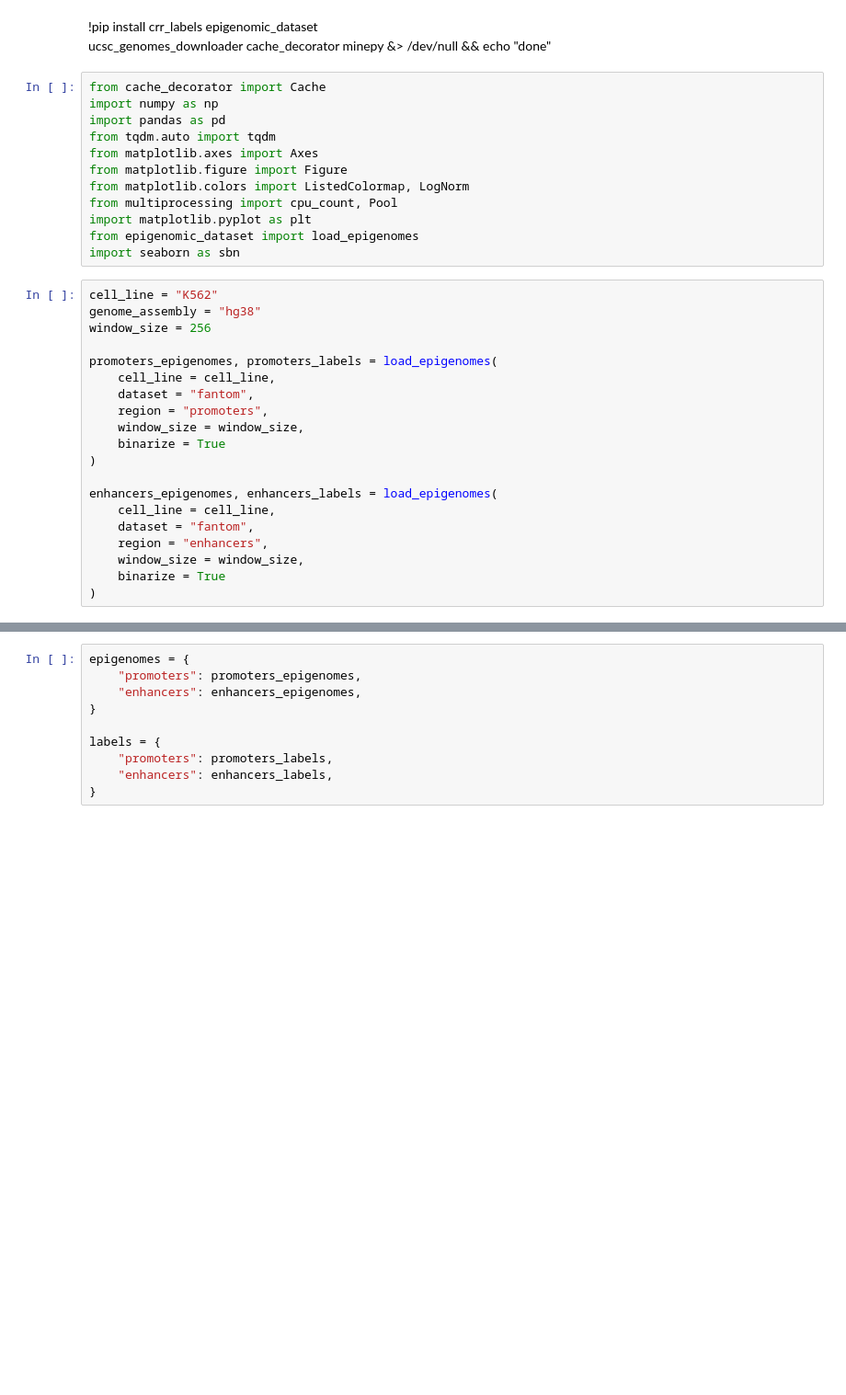
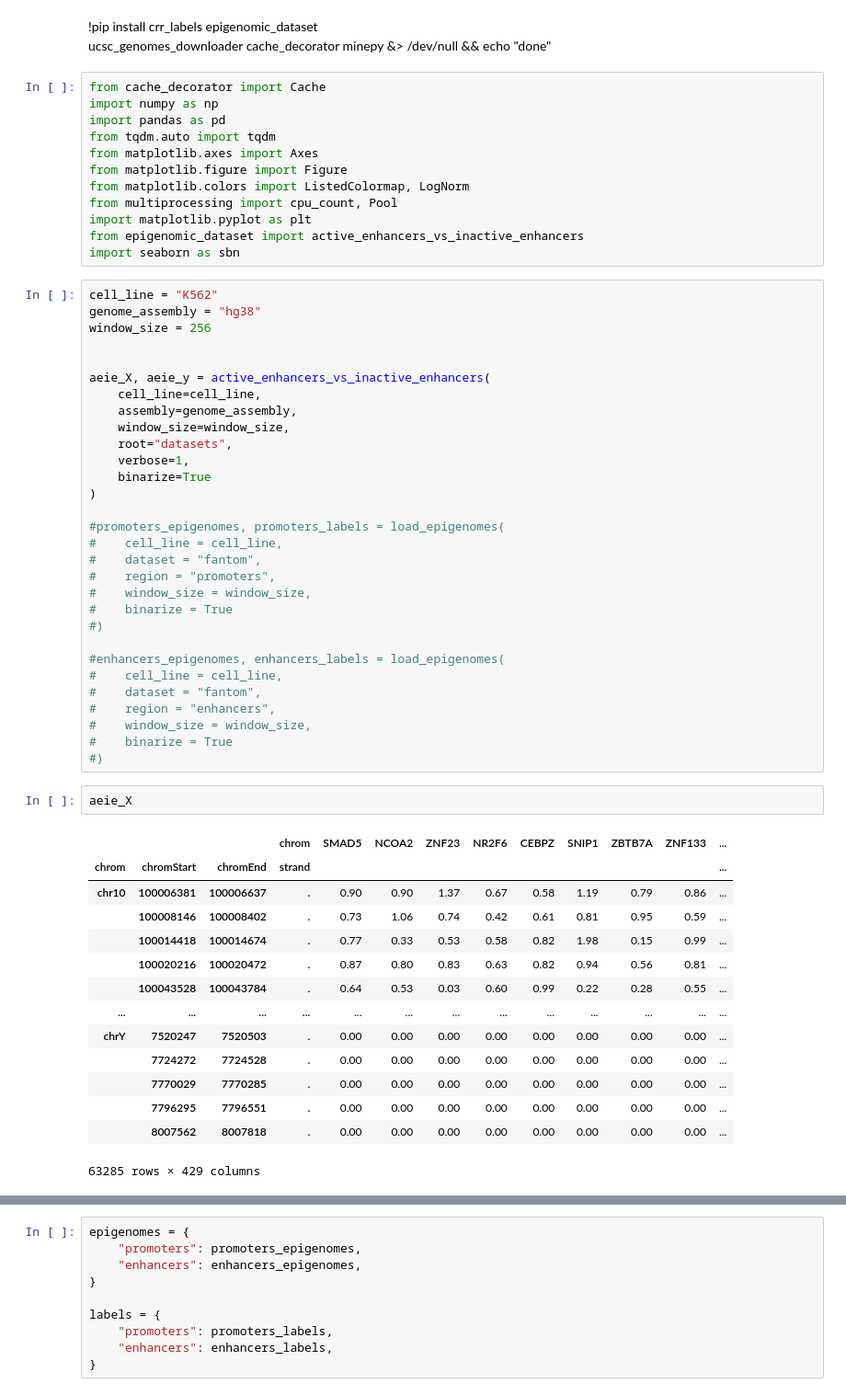
Before and after one commit to Stefano-t/multimodal-k562-cell-line-prediction, a Jupyter notebook: k562_prediction.ipynb, the cells around one changed output, grey strips where cells are left out. Shown: that part at 92% size. Cells and saved outputs as stored; diff of their text form; blank space fills up the shorter version.

```diff
--- a/k562_prediction.ipynb
+++ b/k562_prediction.ipynb
@@ -13,25 +13,52 @@ from matplotlib.figure import Figure
 from matplotlib.colors import ListedColormap, LogNorm
 from multiprocessing import cpu_count, Pool
 import matplotlib.pyplot as plt
-from epigenomic_dataset import load_epigenomes
+from epigenomic_dataset import active_enhancers_vs_inactive_enhancers
 import seaborn as sbn
 # %%
 cell_line = "K562"
 genome_assembly = "hg38"
 window_size = 256
 
-promoters_epigenomes, promoters_labels = load_epigenomes(
-    cell_line = cell_line,
-    dataset = "fantom",
-    region = "promoters",
-    window_size = window_size,
-    binarize = True
+
+aeie_X, aeie_y = active_enhancers_vs_inactive_enhancers(
+    cell_line=cell_line,
+    assembly=genome_assembly,
+    window_size=window_size,
+    root="datasets",
+    verbose=1,
+    binarize=True
 )
 
-enhancers_epigenomes, enhancers_labels = load_epigenomes(
-    cell_line = cell_line,
-    dataset = "fantom",
-    region = "enhancers",
-    window_size = window_size,
-    binarize = True
-)
+#promoters_epigenomes, promoters_labels = load_epigenomes(
+#    cell_line = cell_line,
+#    dataset = "fantom",
+#    region = "promoters",
+#    window_size = window_size,
+#    binarize = True
+#)
+
+#enhancers_epigenomes, enhancers_labels = load_epigenomes(
+#    cell_line = cell_line,
+#    dataset = "fantom",
+#    region = "enhancers",
+#    window_size = window_size,
+#    binarize = True
+#)
+# %%
+aeie_X
+# %% [output]
+|  |  |  | chrom | SMAD5 | NCOA2 | ZNF23 | NR2F6 | CEBPZ | SNIP1 | ZBTB7A | ZNF133 | ... |
+| chrom | chromStart | chromEnd | strand |  |  |  |  |  |  |  |  | ... |
+| chr10 | 100006381 | 100006637 | . | 0.90 | 0.90 | 1.37 | 0.67 | 0.58 | 1.19 | 0.79 | 0.86 | ... |
+|  | 100008146 | 100008402 | . | 0.73 | 1.06 | 0.74 | 0.42 | 0.61 | 0.81 | 0.95 | 0.59 | ... |
+|  | 100014418 | 100014674 | . | 0.77 | 0.33 | 0.53 | 0.58 | 0.82 | 1.98 | 0.15 | 0.99 | ... |
+|  | 100020216 | 100020472 | . | 0.87 | 0.80 | 0.83 | 0.63 | 0.82 | 0.94 | 0.56 | 0.81 | ... |
+|  | 100043528 | 100043784 | . | 0.64 | 0.53 | 0.03 | 0.60 | 0.99 | 0.22 | 0.28 | 0.55 | ... |
+| ... | ... | ... | ... | ... | ... | ... | ... | ... | ... | ... | ... | ... |
+| chrY | 7520247 | 7520503 | . | 0.00 | 0.00 | 0.00 | 0.00 | 0.00 | 0.00 | 0.00 | 0.00 | ... |
+|  | 7724272 | 7724528 | . | 0.00 | 0.00 | 0.00 | 0.00 | 0.00 | 0.00 | 0.00 | 0.00 | ... |
+|  | 7770029 | 7770285 | . | 0.00 | 0.00 | 0.00 | 0.00 | 0.00 | 0.00 | 0.00 | 0.00 | ... |
+|  | 7796295 | 7796551 | . | 0.00 | 0.00 | 0.00 | 0.00 | 0.00 | 0.00 | 0.00 | 0.00 | ... |
+|  | 8007562 | 8007818 | . | 0.00 | 0.00 | 0.00 | 0.00 | 0.00 | 0.00 | 0.00 | 0.00 | ... |
+63285 rows × 429 columns
```
Also changed, not shown: parts of 17 cells of this notebook.
